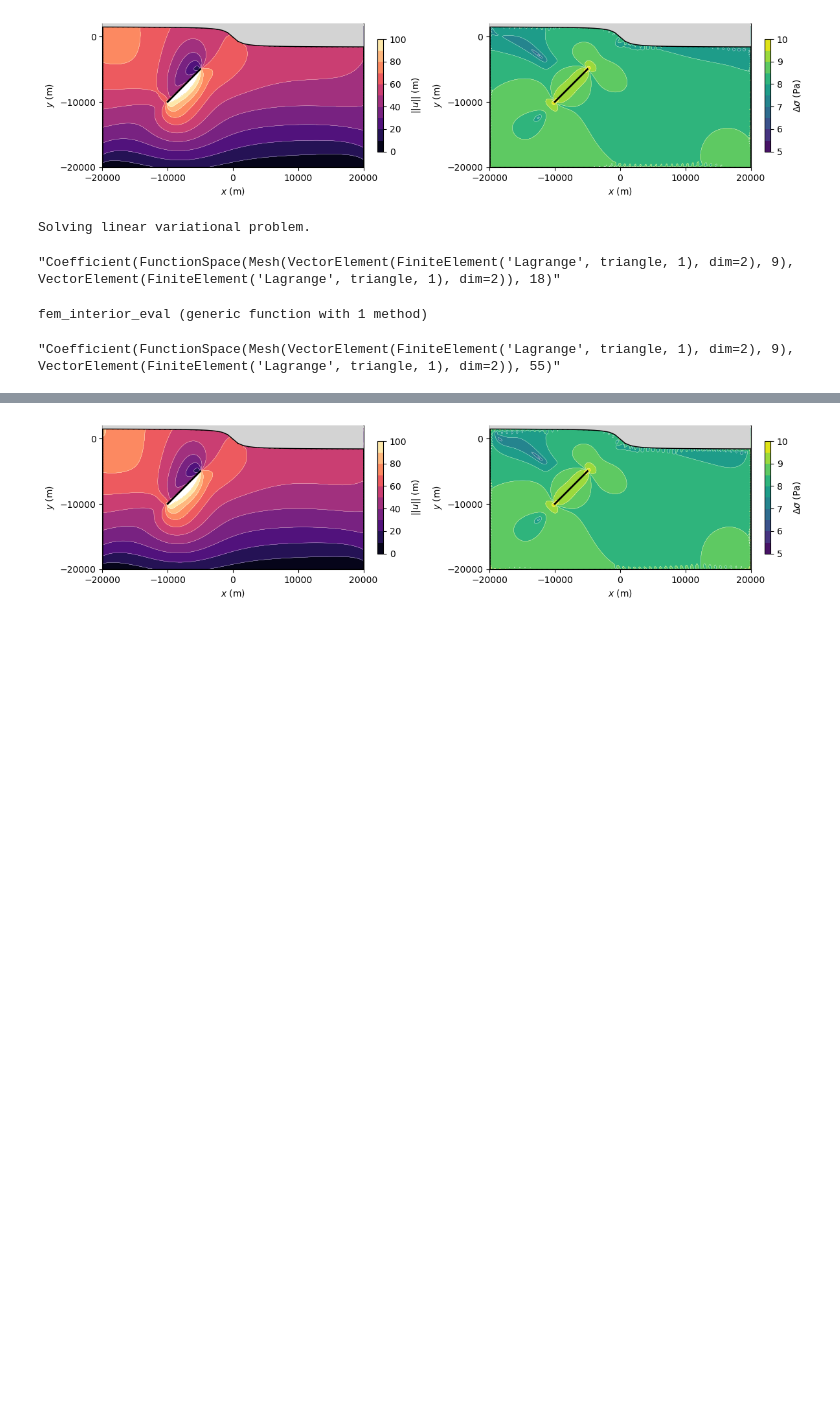
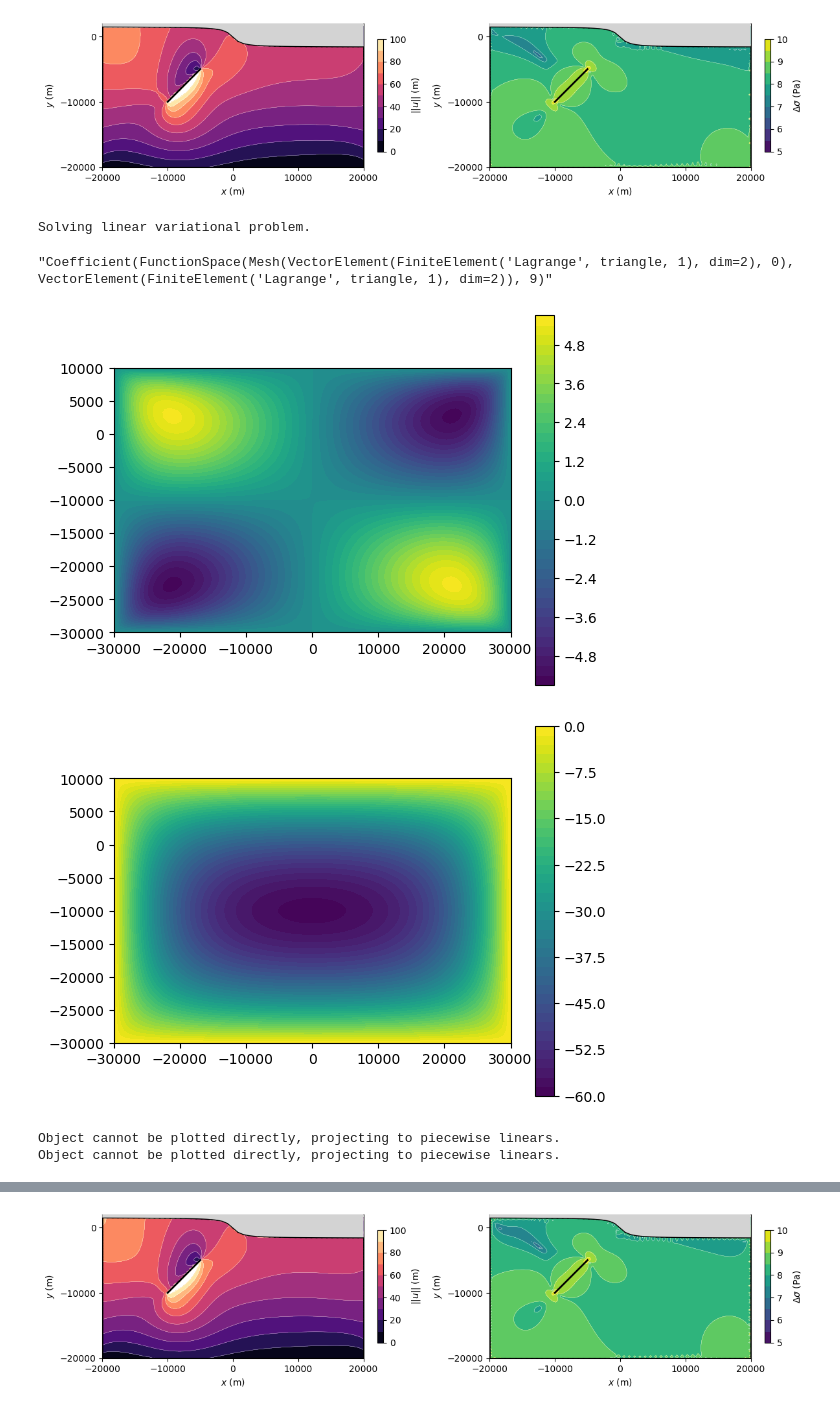
Before and after one commit to brendanjmeade/Bem2d.jl, a Jupyter notebook: fem_bem/faultboxfemgravitytopo.ipynb, the cells around one changed output, grey strips where cells are left out. Cells and saved outputs as stored; diff of their text form; code cells hidden in the pictures; blank space fills up the shorter version.

```diff
--- a/fem_bem/faultboxfemgravitytopo.ipynb
+++ b/fem_bem/faultboxfemgravitytopo.ipynb
@@ -255,39 +139,8 @@ twopanel(xgrid, ygrid, npts, Ugravityfault, Sgravityfault, idxbox, elsbox)
 # %%
 mesh = RectangleMesh(Point((1.5 * L, T + (T - B) * 0.5)), Point((1.5 * R, 1.5 * B)), 100, 100)
 V = VectorFunctionSpace(mesh, "P", 1)
-function solve_fenics(L, T, R, B)
-    # Create mesh and define function space
-
-    bc = DirichletBC(V, Constant((0, 0)), "on_boundary") # What BCs are bing set???
-
-    # Solve
-    u = TrialFunction(V)
-    d = geometric_dimension(u) # space dimension
-    v = TestFunction(V)
-    f = Constant((0, -rho * g)) # Vector of uniform body force
-    T = Constant((0, 0))
-    a = inner(stress(u, lambda, mu), strain(v)) * dx
-    L = FEniCS.dot(f, v) * dx + FEniCS.dot(T, v) * ds
-    u = FeFunction(V)
-    lvsolve(a, L, u, bc)
-    return u
-end
-u = solve_fenics(L, T, R, B)
+f = Constant((0, -rho * g)) # Vector of uniform body force
+fenics_u = fenics_solve(V, f)
 # %% [output]
 Solving linear variational problem.
-"Coefficient(FunctionSpace(Mesh(VectorElement(FiniteElement('Lagrange', triangle, 1), dim=2), 9), VectorElement(FiniteElement('Lagrange', triangle, 1), dim=2)), 18)"
+"Coefficient(FunctionSpace(Mesh(VectorElement(FiniteElement('Lagrange', triangle, 1), dim=2), 0), VectorElement(FiniteElement('Lagrange', triangle, 1), dim=2)), 9)"
-# %%
-function fem_interior_eval(f, x, y)
-    py"""
-    def G(f, x, y):
-        return f(x, y)
-    """
-    py"G"(f.pyobject, x, y)
-end
-# %% [output]
-fem_interior_eval (generic function with 1 method)
-# %%
-sxx_sxy = project(FEniCS.dot(stress(u, lambda, mu), Constant((1,0))), V)
-sxy_syy = project(FEniCS.dot(stress(u, lambda, mu), Constant((0,1))), V)
-# %% [output]
-"Coefficient(FunctionSpace(Mesh(VectorElement(FiniteElement('Lagrange', triangle, 1), dim=2), 9), VectorElement(FiniteElement('Lagrange', triangle, 1), dim=2)), 55)"
@@ -319,0 +147,23 @@ bcs_RTL = -fem_eval_t([idxbox["R"]; idxbox["T"]; idxbox["L"]], elsbox.xcenter, e
+# %%
+py"""
+from fenics import *
+def FF(x):
+    from ufl import nabla_div
+    import matplotlib.pyplot as plt
+    ux = dot(x,Constant((1.0, 0.0)))
+    uy = dot(x,Constant((0.0, 1.0)))
+    plt.figure()
+    c = plot(ux, colobar=True)
+    plt.colorbar(c)
+    plt.show()
+    plt.figure()
+    c = plot(uy, colobar=True)
+    plt.colorbar(c)
+    plt.show()
+"""
+py"FF"(fenics_u.pyobject)
+# %% [output]
+[figure, added]
+[figure, added]
+Object cannot be plotted directly, projecting to piecewise linears.
+Object cannot be plotted directly, projecting to piecewise linears.
```
Also changed, not shown: parts of 13 cells of this notebook, 3 other files.
